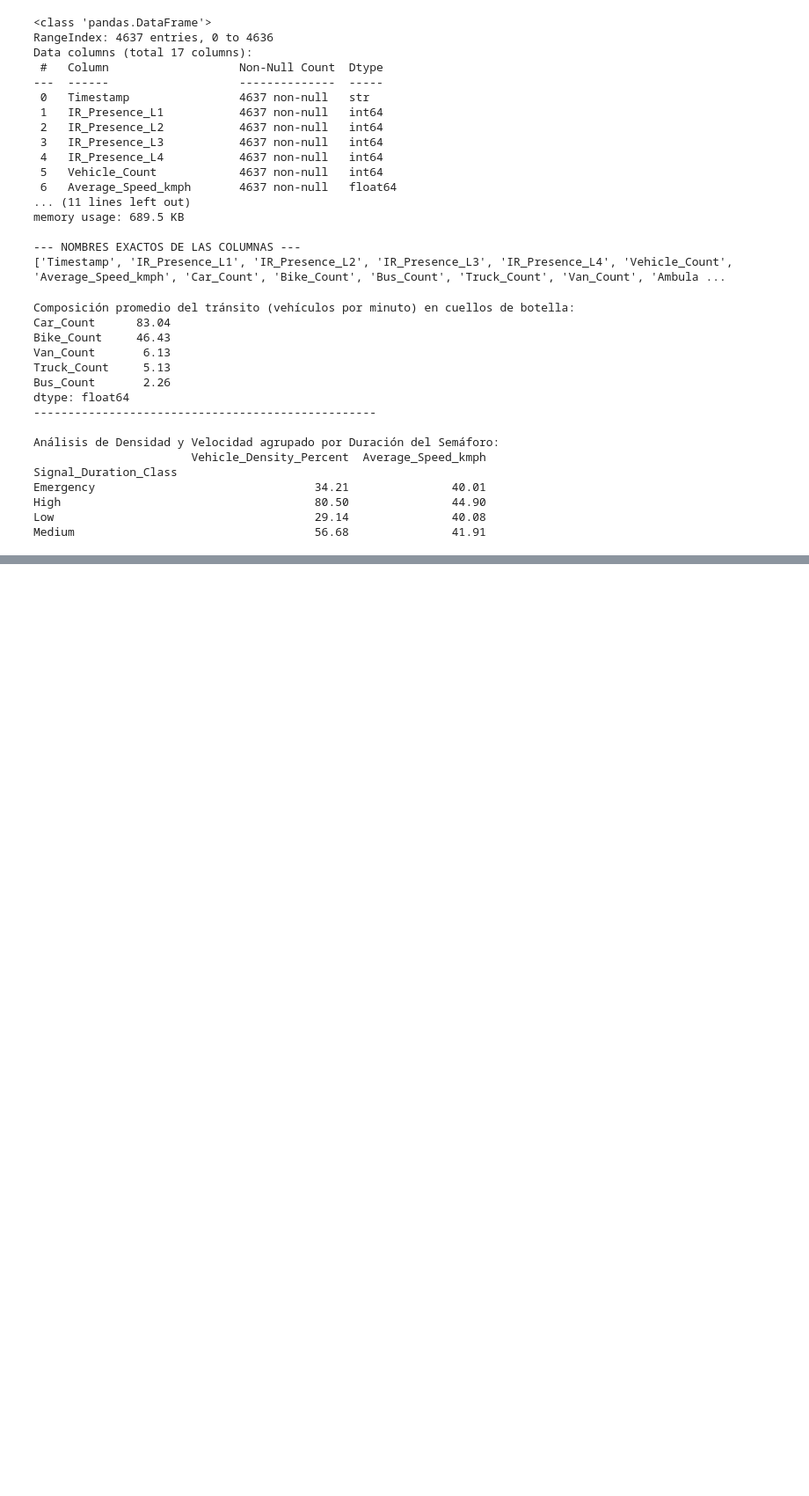
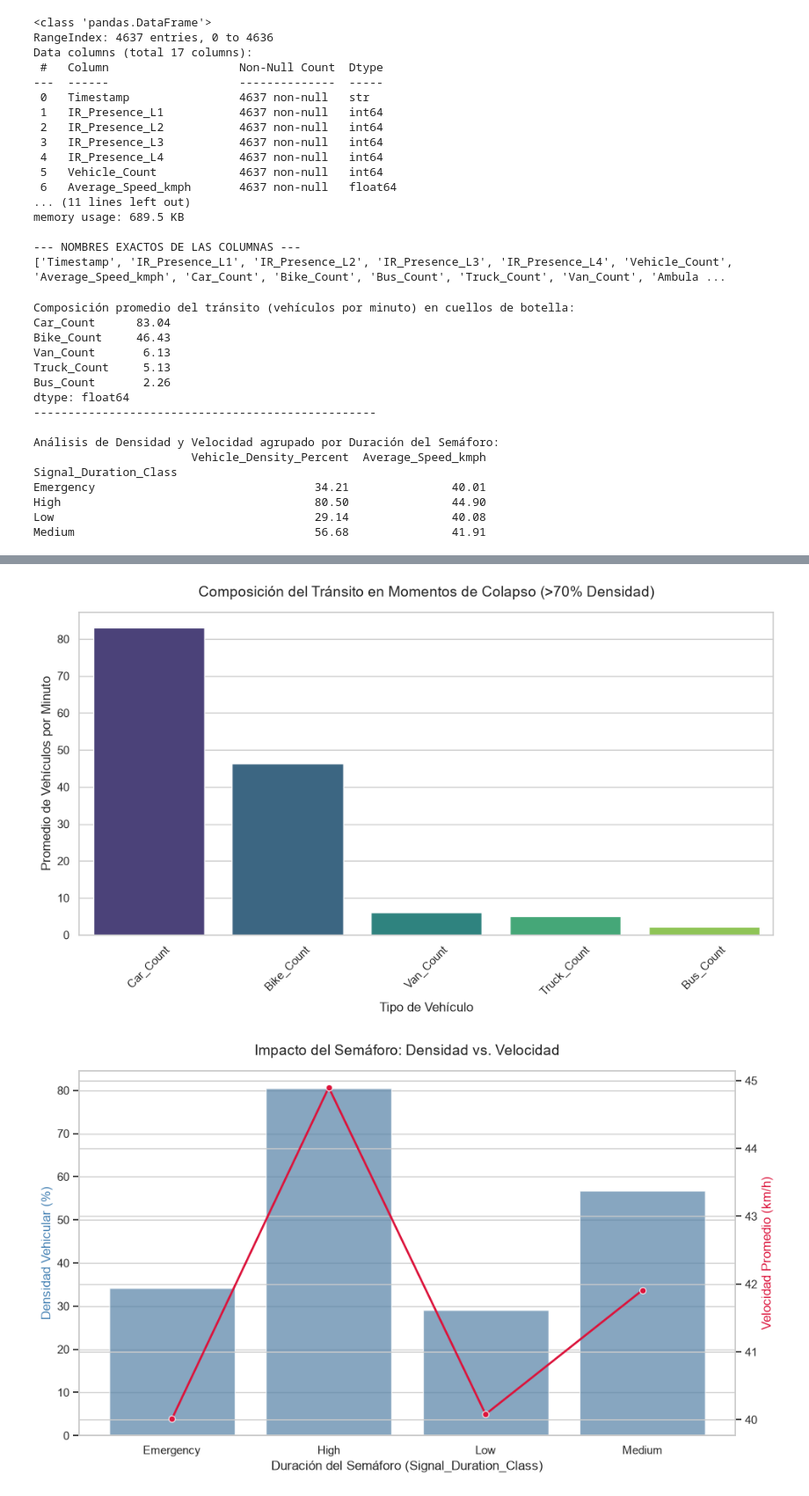
Before and after one commit to Glinarez24/Proyecto-Final, a Jupyter notebook: proyecto-final-Genesis-Equipo1.ipynb, the cells around one changed output, grey strips where cells are left out. Shown at 88% size. Saved outputs shown, nothing was run; the diff lists cells and outputs as text; code cells hidden in the pictures; blank space fills up the shorter version.

```diff
--- a/proyecto-final-Genesis-Equipo1.ipynb
+++ b/proyecto-final-Genesis-Equipo1.ipynb
@@ -93,0 +128,70 @@ Medium                                   56.68               41.91
+# %%
+import pandas as pd
+import matplotlib.pyplot as plt
+import seaborn as sns
+
+# --- 1. PREPARACIÓN DE DATOS ---
+df = pd.read_csv('iot_traffic_signal_dataset.csv')
+
+# Datos para el Gráfico 1 (Composición)
+momentos_criticos = df[df['Vehicle_Density_Percent'] > 70]
+columnas_vehiculos = ['Car_Count', 'Bike_Count', 'Bus_Count', 'Truck_Count', 'Van_Count']
+composicion_critica = momentos_criticos[columnas_vehiculos].mean().round(2).sort_values(ascending=False)
+
+# Datos para el Gráfico 2 (Semáforos)
+agrupacion_semaforo = df.groupby('Signal_Duration_Class')[['Vehicle_Density_Percent', 'Average_Speed_kmph']].mean().round(2)
+
+# Configuración visual general
+sns.set_theme(style="whitegrid")
+
+# --- 2. GRÁFICO DE COMPOSICIÓN VEHICULAR ---
+plt.figure(figsize=(10, 6))
+sns.barplot(
+    x=composicion_critica.index,
+    y=composicion_critica.values,
+    hue=composicion_critica.index, # Solución a la advertencia
+    palette="viridis",
+    legend=False                   # Solución a la advertencia
+)
+
+plt.title('Composición del Tránsito en Momentos de Colapso (>70% Densidad)', fontsize=14, pad=15)
+plt.xlabel('Tipo de Vehículo', fontsize=12)
+plt.ylabel('Promedio de Vehículos por Minuto', fontsize=12)
+plt.xticks(rotation=45)
+plt.tight_layout()
+plt.show()
+
+# --- 3. GRÁFICO DE SEMÁFOROS (Doble eje) ---
+fig, ax1 = plt.subplots(figsize=(10, 6))
+
+# Eje principal (Izquierda) - Densidad Vehicular
+sns.barplot(
+    data=agrupacion_semaforo,
+    x=agrupacion_semaforo.index,
+    y='Vehicle_Density_Percent',
+    color='steelblue',
+    alpha=0.7,
+    ax=ax1
+)
+ax1.set_ylabel('Densidad Vehicular (%)', fontsize=12, color='steelblue')
+ax1.set_xlabel('Duración del Semáforo (Signal_Duration_Class)', fontsize=12)
+
+# Eje secundario (Derecha) - Velocidad Promedio
+ax2 = ax1.twinx()
+sns.lineplot(
+    data=agrupacion_semaforo,
+    x=agrupacion_semaforo.index,
+    y='Average_Speed_kmph',
+    color='crimson',
+    marker='o',
+    linewidth=2,
+    ax=ax2
+)
+ax2.set_ylabel('Velocidad Promedio (km/h)', fontsize=12, color='crimson')
+
+plt.title('Impacto del Semáforo: Densidad vs. Velocidad', fontsize=14, pad=15)
+plt.tight_layout()
+plt.show()
+# %% [output]
+[figure, added]
+[figure, added]
```
Also changed, not shown: parts of 1 cell of this notebook.
